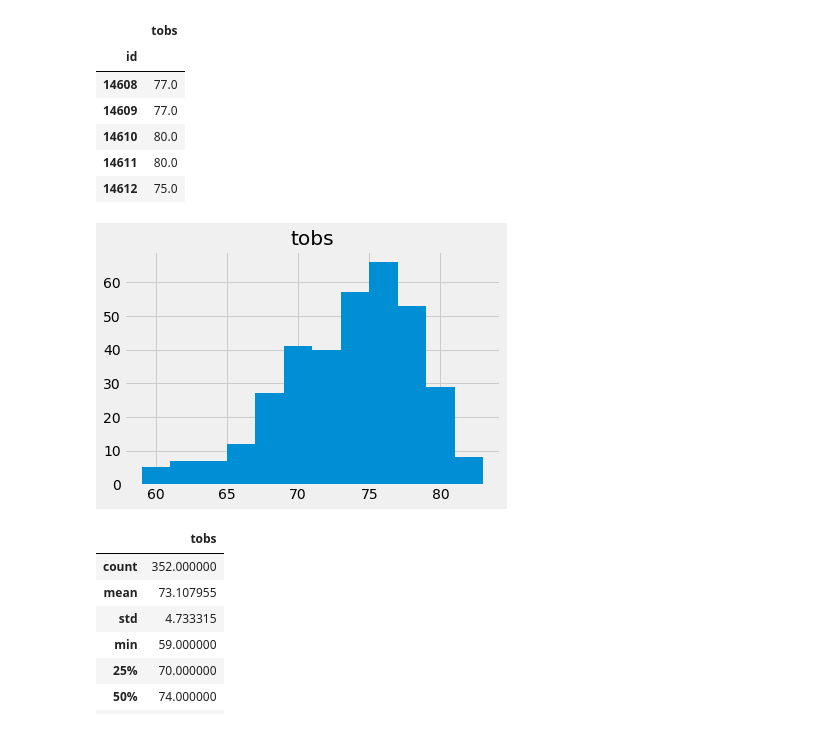
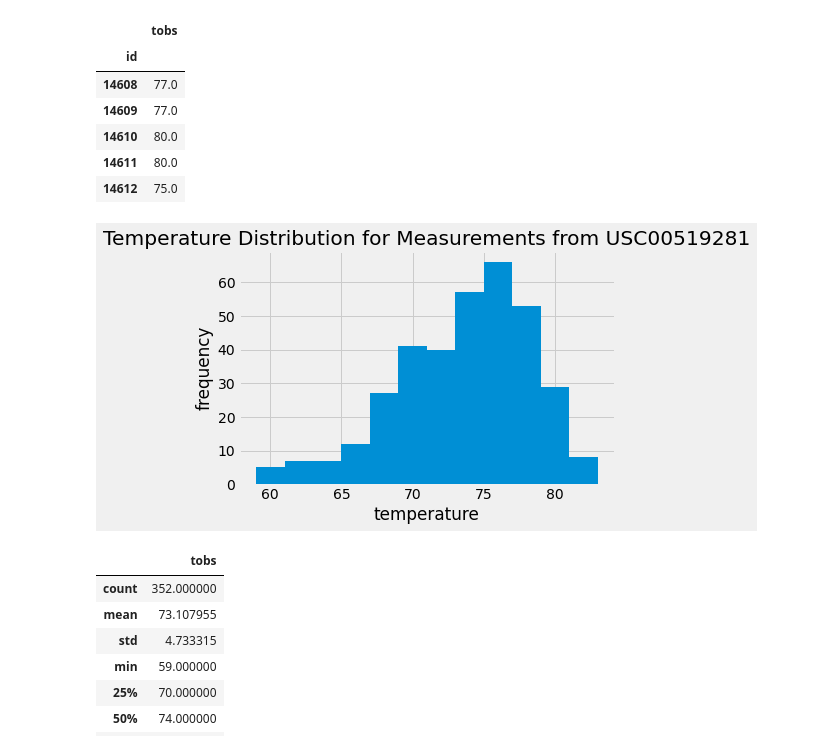
Before and after one commit to sarahDH615/sqlalchemy-challenge, a Jupyter notebook: climate_analysis.ipynb, the cells around one changed output. Saved outputs shown, nothing was run; the diff lists cells and outputs as text; code cells hidden in the pictures.

Commit message:
images format fix

```diff
--- a/climate_analysis.ipynb
+++ b/climate_analysis.ipynb
@@ -240,10 +240,13 @@ temps_df.head()
 | 14612 | 75.0 |
 # %%
 temps_df.hist(bins=12, zorder=3)
-plt.savefig('images/temp_hist.png')
+plt.xlabel('temperature')
+plt.ylabel('frequency')
+plt.title(f'Temperature Distribution for Measurements from {most_active_station_id}')
+plt.savefig('images/temp_hist.png', bbox_inches = "tight")
 plt.show()
 # %% [output]
-[figure, old version]
+[figure, new version]
 # %%
 # simple statistics for the temperature df
 temps_df.describe()
```
Also changed, not shown: parts of 2 cells of this notebook, 5 other files.
